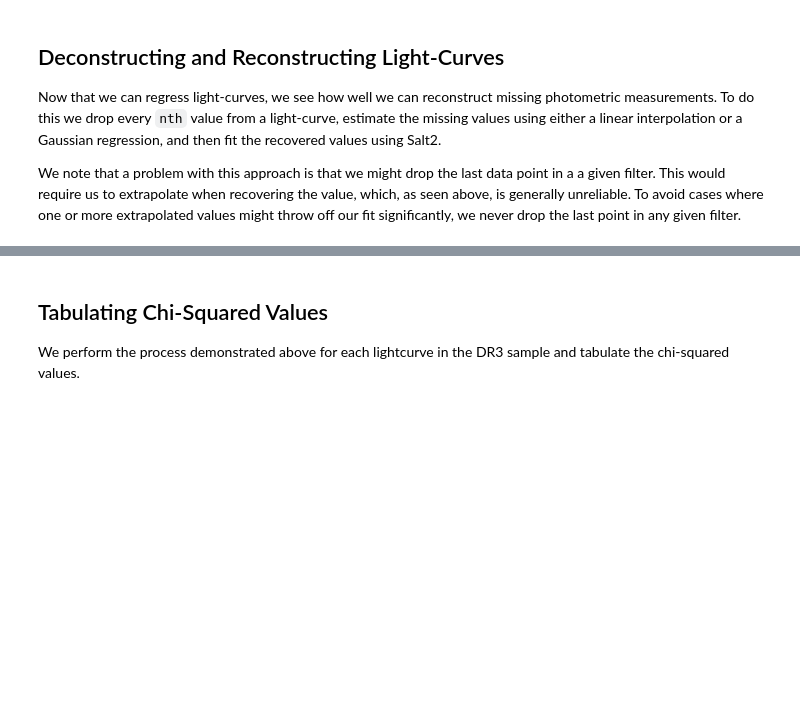
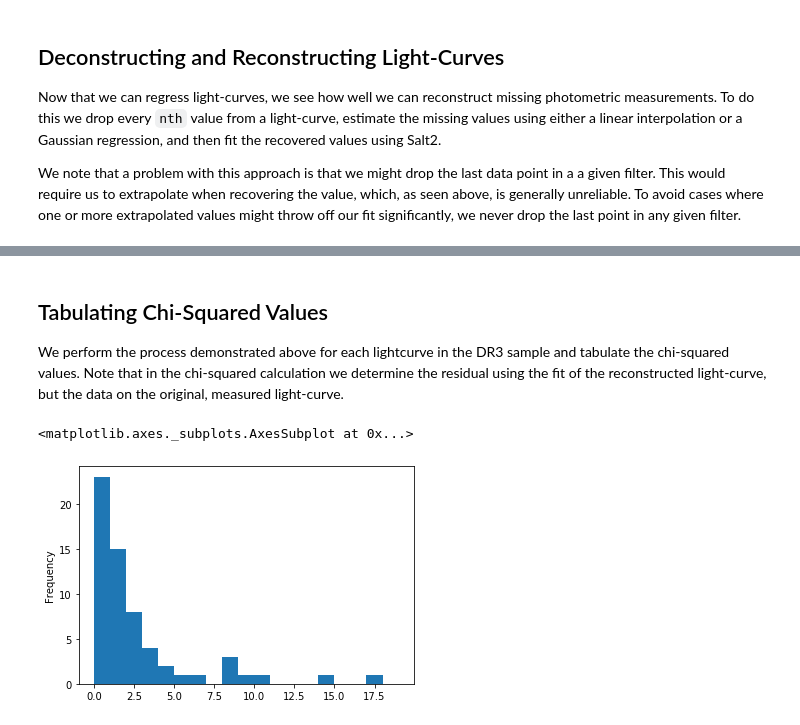
Before and after one commit to djperrefort/lc_reconstruction, a Jupyter notebook: interpolation_demo.ipynb, the cells around one changed output, grey strips where cells are left out. Saved outputs shown, nothing was run; the diff lists cells and outputs as text; code cells hidden in the pictures; blank space fills up the shorter version.

```diff
--- a/interpolation_demo.ipynb
+++ b/interpolation_demo.ipynb
@@ -370,12 +380,22 @@ salt2 2.4: bandpass 'csp_dr3_H' [14000, .., 18844] outside spectral range [2030.
 # %% [markdown]
 ## Tabulating Chi-Squared Values <a id='chisq'></a>
 
-We perform the process demonstrated above for each lightcurve in the DR3 sample and tabulate the chi-squared values.
+We perform the process demonstrated above for each lightcurve in the DR3 sample and tabulate the chi-squared values. Note that in the chi-squared calculation we determine the residual using the fit of the reconstructed light-curve, but the data on the original, measured light-curve.
 # %%
-def fit_target(data, model, vparams, n):
-    """"""
+def fit_target(data, model, vparams, *n):
+    """Reconstruct a light-curve, fit it with salt2, and return the chi-squared
 
-    reconstructed = reconstruct_light_curve(data, n)
+    Args:
+        data   (Table): The light-curve data to reconstruct and fit to fit
+        model  (Model): The model to fit
+        vparams (list): List of parameter names to vary
+        *n       (int): How often to drop an observation
+
+    Returns:
+        The reconstruction method, object id, chi-squared, and dof for each method
+    """
+
+    reconstructed = reconstruct_light_curve(data, *n)
 
     gauss_table = reconstructed.copy()
     gauss_table['flux'] = gauss_table['gauss_flux']
@@ -383,12 +403,16 @@ def fit_target(data, model, vparams, n):
     interp_table = reconstructed.copy()
     interp_table['flux'] = gauss_table['interp_flux']
 
-    # Fit The model
-    all_result, all_fitted_model = sncosmo.fit_lc(data, model, vparams)
-    interp_result, interp_fitted_model = sncosmo.fit_lc(interp_table, model, vparams)
-    gauss_result, gauss_fitted_model = sncosmo.fit_lc(gauss_table, model, vparams)
+    # Fit The model to each data table
+    chisq_results = []
+    method = ('none', 'linear', 'gauss')
+    tables = (data, interp_table, gauss_table)
+    for method, data_table in zip(method, tables):
+        result, fitted_model = sncosmo.fit_lc(data_table, model, vparams)
+        chisq, ndof = utils.calc_model_chisq(data, result, fitted_model)
+        chisq_results.append([method, data.meta['obj_id'], chisq, ndof])
 
-    return all_result, interp_result, gauss_result
+    return chisq_results
 
 
 table_rows = []
@@ -399,11 +423,15 @@ for target_data in dr3.iter_data(filter_func=utils.filter_has_csp_data):
         t0=utils.get_csp_t0(obj_id),
         mwebv=utils.get_csp_ebv(obj_id)
     )
-    fit_results = fit_target(target_data, salt2, ['x0', 'x1', 'c'], 3)
+    fit_results = fit_target(target_data, salt2, ['x0', 'x1', 'c'], 2)
+    table_rows.extend(fit_results)
 
-    rows = [[obj_id, result.chisq, result.ndof] for result in fit_results]
-    table_rows.extend(rows)
-
-fit_results = pd.DataFrame(table_rows, columns=['obj_id', 'chisq', 'ndof'])
-fit_results['interp_type'] = (len(fit_results) // 3) * ['none', 'linear', 'gauss']
-fit_results.set_index(['obj_id', 'interp_type'])
+fit_results = pd.DataFrame(table_rows, columns=['interp_type', 'obj_id', 'chisq', 'ndof'])
+fit_results.set_index(['interp_type', 'obj_id'], inplace=True)
+# %%
+bins = np.arange(0, 20)
+rchisq = fit_results.chisq / fit_results.ndof
+(rchisq.loc['linear'] - rchisq.loc['none']).plot.hist(bins=bins)
+# %% [output]
+<matplotlib.axes._subplots.AxesSubplot at 0x...>
+[figure, added]
```
Also changed, not shown: parts of 12 cells of this notebook, 1 other file.
